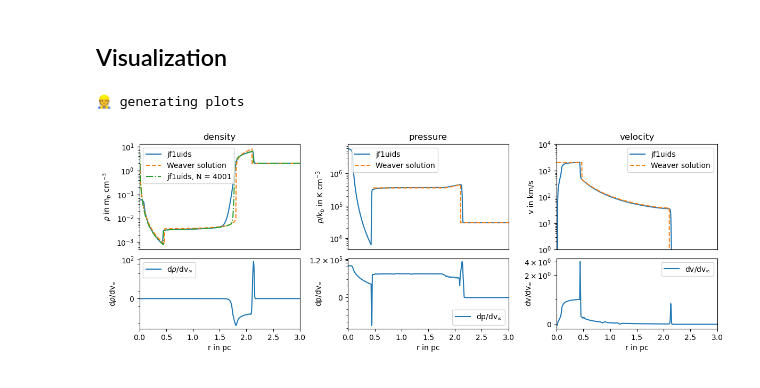
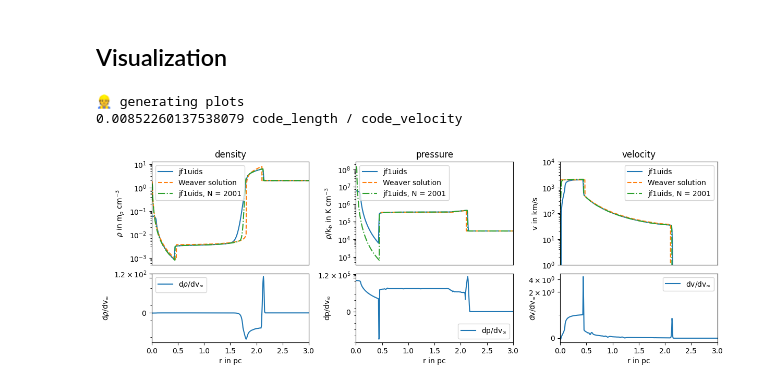
Before and after one commit to leo1200/jf1uids, a Jupyter notebook: notebooks/gradients_through_stellar_wind.ipynb, the cells around one changed output. Drawn from its saved outputs; the diff is of its cells as text; code cells hidden in the pictures.

```diff
--- a/notebooks/gradients_through_stellar_wind.ipynb
+++ b/notebooks/gradients_through_stellar_wind.ipynb
@@ -79,15 +86,18 @@ helper_data = get_helper_data(config)
 👷 Setting up simulation...
 # %%
 config_high_res = SimulationConfig(
-    alpha_geom = alpha,
+    geometry = geometry,
     box_size = box_size,
-    num_cells = 4001,
-    dx = box_size / 4000,
+    num_cells = 2001,
     left_boundary = left_boundary,
     right_boundary = right_boundary,
-    stellar_wind = stellar_wind,
-    fixed_timestep = False,
-    num_timesteps = num_timesteps
+    wind_config = WindConfig(
+        stellar_wind = stellar_wind,
+        num_injection_cells = 10,
+    ),
+    # fixed_timestep = fixed_timestep,
+    # num_timesteps = num_timesteps,
+    # first_order_fallback = True,
 )
 
 helper_data_high_res = get_helper_data(config_high_res)
@@ -104,7 +114,7 @@ code_units = CodeUnits(code_length, code_mass, code_velocity)
 C_CFL = 0.8
 t_final = 2.5 * 1e4 * u.yr
 t_end = t_final.to(code_units.code_time).value
-dt_max = 0.00001 * t_end
+dt_max = 0.1 * t_end
 
 # wind parameters
 M_star = 40 * u.M_sun
@@ -182,6 +192,8 @@ def plot_weaver_comparison(axs, final_state, params, helper_data, code_units, rh
     r_high_res = helper_data_high_res.geometric_centers * code_units.code_length
     rho_high_res, vel_high_res, p_high_res = final_state_high_res
     rho_high_res = rho_high_res * code_units.code_density
+    vel_high_res = vel_high_res * code_units.code_velocity
+    p_high_res = p_high_res * code_units.code_pressure
 
     r = helper_data.geometric_centers * code_units.code_length
 
@@ -192,7 +204,8 @@ def plot_weaver_comparison(axs, final_state, params, helper_data, code_units, rh
         rho_0,
         p_0
     )
-    current_time = params.t_end * code_units.code_time
+    current_time = params.t_end * code_units.code_time# + 12e-4 * code_units.code_time
+    print(current_time)
 
     # density
     r_density_weaver, density_weaver = weaver.get_density_profile(0.01 * u.parsec, 3.5 * u.parsec, current_time)
@@ -230,6 +243,8 @@ def plot_weaver_comparison(axs, final_state, params, helper_data, code_units, rh
     axs[1].set_yscale("log")
     axs[1].plot(r.to(u.parsec), (p / c.k_B).to(u.K / u.cm**3), label="jf1uids")
     axs[1].plot(r_pressure_weaver, pressure_weaver, "--", label="Weaver solution")
+    axs[1].plot(r_high_res.to(u.parsec), (p_high_res / c.k_B).to(u.K / u.cm**3), "-.", label="jf1uids, N = {}".format(config_high_res.num_cells))
+
     axs[1].set_title("pressure")
     axs[1].set_ylabel(r"$p$/k$_b$ in K cm$^{-3}$")
     axs[1].set_xlim(0, 3)
@@ -240,6 +255,7 @@ def plot_weaver_comparison(axs, final_state, params, helper_data, code_units, rh
     axs[2].set_yscale("log")
     axs[2].plot(r.to(u.parsec), vel.to(u.km / u.s), label="jf1uids")
     axs[2].plot(r_velocity_weaver, velocity_weaver, "--", label="Weaver solution")
+    axs[2].plot(r_high_res.to(u.parsec), vel_high_res.to(u.km / u.s), "-.", label="jf1uids, N = {}".format(config_high_res.num_cells))
     axs[2].set_title("velocity")
     # ylim 1 to 1e4 km/s
     axs[2].set_ylim(1, 1e4)
@@ -273,31 +289,32 @@ def sensitivity_plot(axs, vel_sens):
 
     axs[2].plot(r.to(u.parsec), vel_sens_vel, label=r"dv/dv$_\infty$")
     axs[2].set_ylabel(r"dv/dv$_\infty$")
     axs[2].legend(loc = "upper right")
     axs[2].tick_params(axis='y')
     axs[2].set_yscale('symlog')
     axs[2].set_xlim(0, 3)
     axs[2].set_xlabel("r in pc")
     axs[2].yaxis.set_label_coords(-0.15, 0.5)
 
     axs[0].yaxis.set_major_locator(plt.MaxNLocator(3))
     axs[1].yaxis.set_major_locator(plt.MaxNLocator(6))
     axs[2].yaxis.set_major_locator(plt.MaxNLocator(3))
 
 
 fig = plt.figure(figsize=(14, 4.5))
 
 gs = GridSpec(2, 3, height_ratios=[3, 2], figure=fig, hspace=0.1, wspace=0.3)
 
 axs_upper = [fig.add_subplot(gs[0, i]) for i in range(3)]
 axs_lower = [fig.add_subplot(gs[1, i]) for i in range(3)]
 
 plot_weaver_comparison(axs_upper, final_state, params, helper_data, code_units, rho_0, p_0)
 sensitivity_plot(axs_lower, vel_sens)
 
 plt.tight_layout()
 
 plt.savefig("figures/gradients_through_stellar_wind.png")
 # %% [output]
 👷 generating plots
+0.00852260137538079 code_length / code_velocity
-[figure, old version]
+[figure, new version]
```
Also changed, not shown: parts of 2 cells of this notebook, 16 other files.
